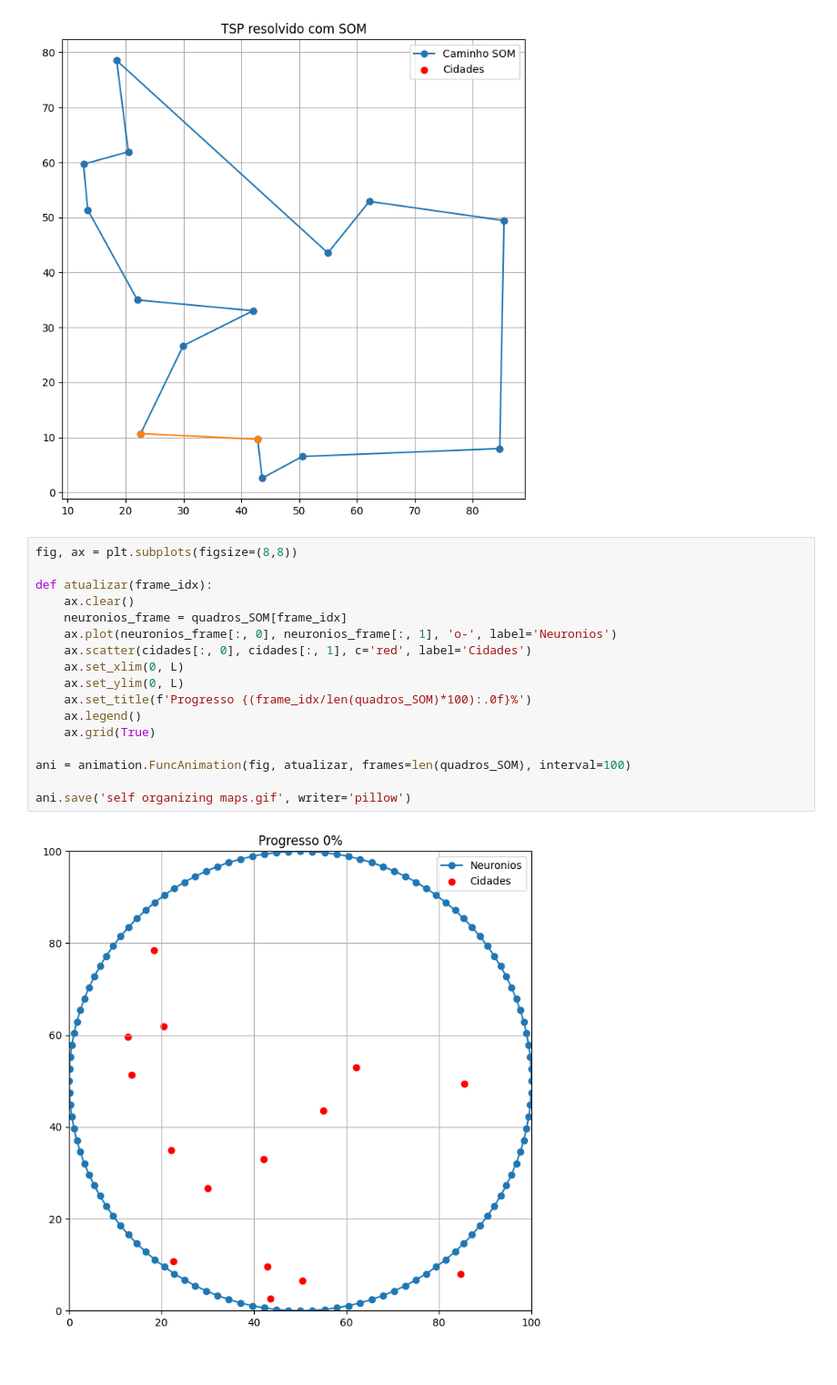
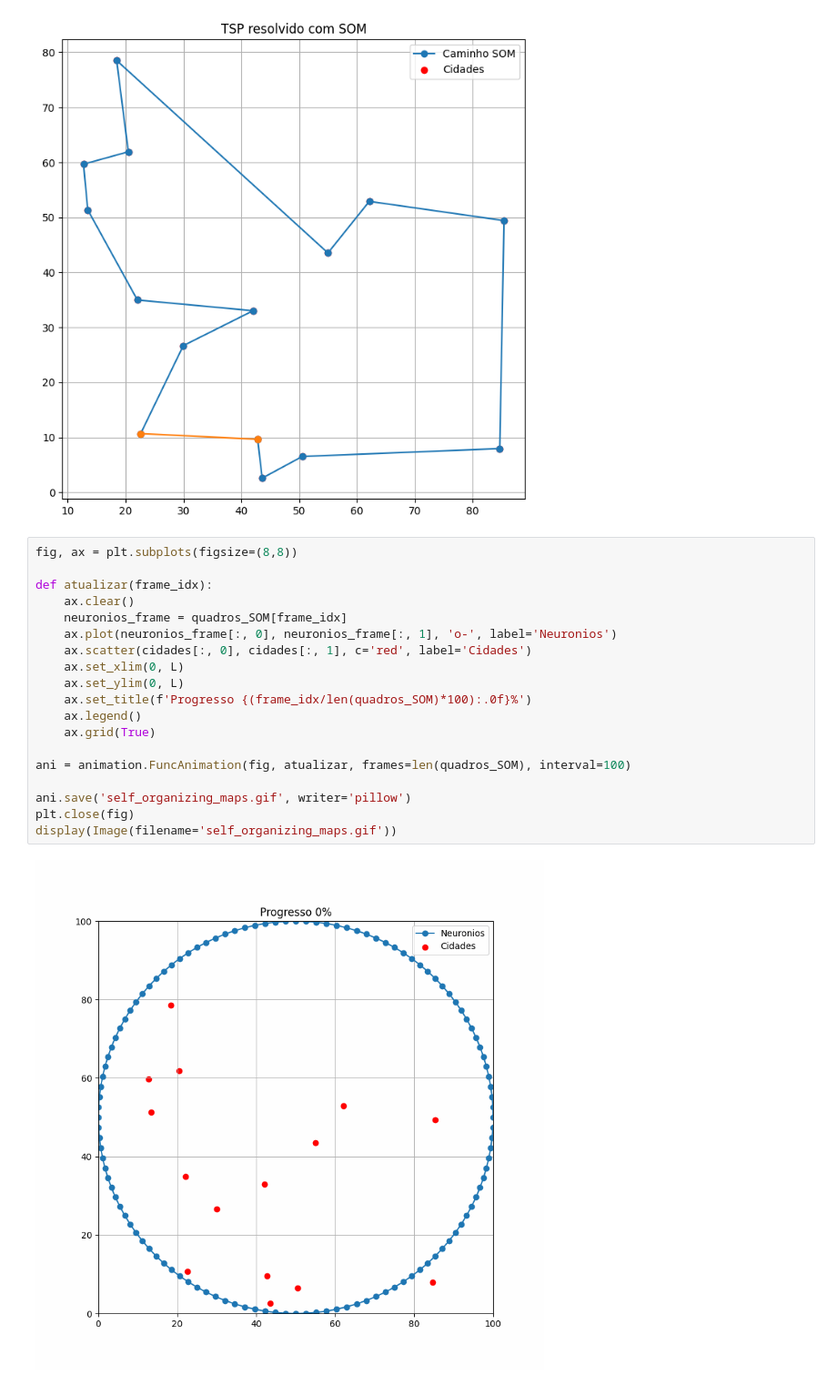
Before and after one commit to Wally-sson/pys, a Jupyter notebook: proximo petpy.ipynb, the cells around one changed output. Shown at 91% size. Drawn from its saved outputs; the diff is of its cells as text.

```diff
--- a/proximo petpy.ipynb
+++ b/proximo petpy.ipynb
@@ -274,19 +277,21 @@ plt.show()
 # %%
 fig, ax = plt.subplots(figsize=(8,8))
 
 def atualizar(frame_idx):
     ax.clear()
     neuronios_frame = quadros_SOM[frame_idx]
     ax.plot(neuronios_frame[:, 0], neuronios_frame[:, 1], 'o-', label='Neuronios')
     ax.scatter(cidades[:, 0], cidades[:, 1], c='red', label='Cidades')
     ax.set_xlim(0, L)
     ax.set_ylim(0, L)
     ax.set_title(f'Progresso {(frame_idx/len(quadros_SOM)*100):.0f}%')
     ax.legend()
     ax.grid(True)
 
 ani = animation.FuncAnimation(fig, atualizar, frames=len(quadros_SOM), interval=100)
 
-ani.save('self organizing maps.gif', writer='pillow')
+ani.save('self_organizing_maps.gif', writer='pillow')
+plt.close(fig)
+display(Image(filename='self_organizing_maps.gif'))
 # %% [output]
-[figure, old version]
+[figure, new version]
```
Also changed, not shown: parts of 2 cells of this notebook, 1 other file.
